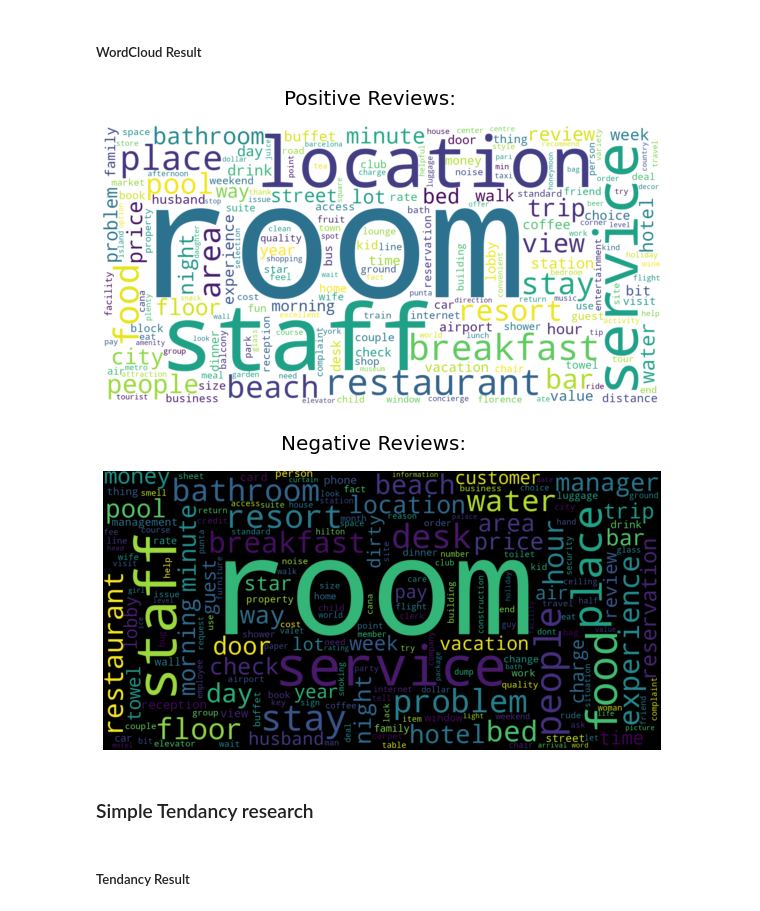
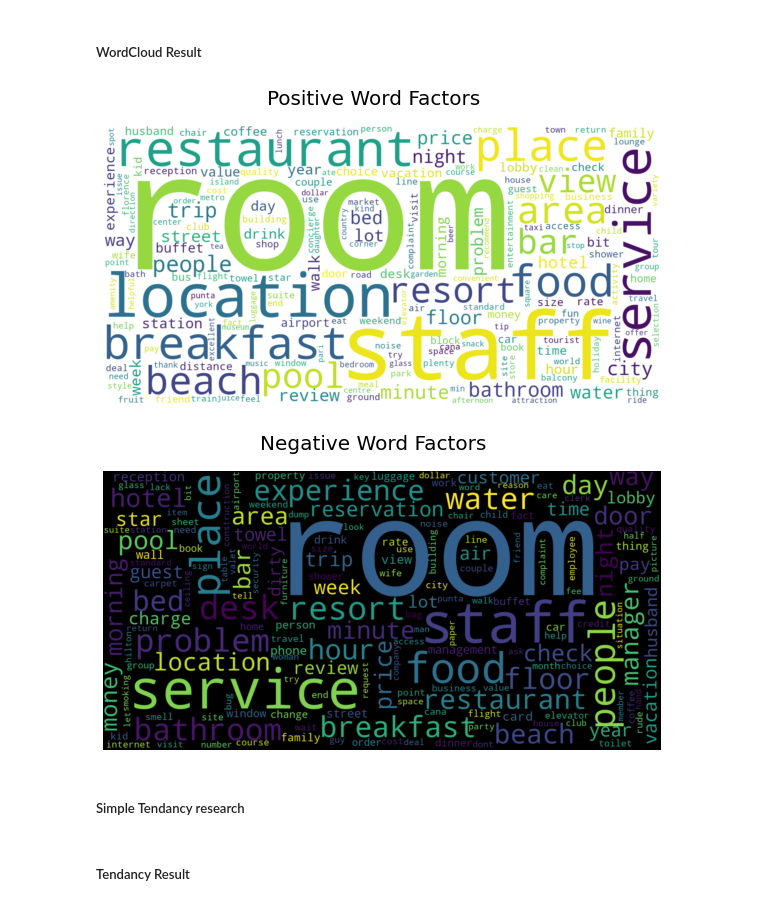
Before and after one commit to DonHK-97/LDA_BNCS411_Project, a Jupyter notebook: LDA_modeling.ipynb, the cells around one changed output. Cells and saved outputs as stored; diff of their text form; code cells hidden in the pictures.

```diff
--- a/LDA_modeling.ipynb
+++ b/LDA_modeling.ipynb
@@ -14,13 +16,15 @@ import pandas as pd
 import matplotlib.pyplot as plt
 import nltk
 from nltk.sentiment.vader import SentimentIntensityAnalyzer
-
-#Through Vader module, we will divide our dataset in two types : Negative and Positive
-#By sentiment analysis scores from user reivews and rating.
-#The Vader module, need to be downloaded
 nltk.download('vader_lexicon')
 
-text_reviews = pd.read_csv('/content/drive/MyDrive/Team2_LDA/tripadvisor_hotel_reviews.csv')
+"""
+Through Vader module, we will divide our dataset in two types : Negative and Positive
+With sentiment analysis scores on user review and rating, we could get fine division of sets.
+
+The Vader module, need to be downloaded
+"""
+text_reviews = pd.read_csv('/content/drive/MyDrive/Team2_LDA/Datasets/tripadvisor_hotel_reviews.csv')
 text_reviews
 # %% [output]
 [nltk_data] Downloading package vader_lexicon to /root/nltk_data...
@@ -109,0 +110,4 @@ pos_reviews
+# %%
+# Check our divided dataset
+pos_reviews, neg_reviews = pos_neg_splitter(text_reviews)
+pos_reviews
@@ -172,6 +197,6 @@ nltk.download('wordnet')
 True
 # %%
-# Make a tag with those POS signs.
+# Make a tag with those POS signs, to choose the one with the NOUN tags.
 def tagging(tags):
 
   if tags.startswith('J'):
@@ -185,7 +210,4 @@ def tagging(tags):
 
   elif tags.startswith('R'):
     return wordnet.ADV
-
-  else:
-    return wordnet.NOUN
 # %%
@@ -233,15 +257,15 @@ def Cloud_plot(review_data, color, title):
   #Pass our dataframe in list
   reviews = review_data['review'].tolist()
 
-  #call function "lemmatized_tokens", it will combine all list of words with ' ' : additional space } for distinguisher
+  # Call function "lemmatized_tokens", it will combine all list of words with ' ' : additional space } for distinguisher
+  lemmatized_text = lemmatizing(' '.join(reviews)) # list : lemmatized and be words in each component of list, including ' '/ exp) never mind I'll find some place better -> mind place
+  stringof_word = ' '.join(lemmatized_text) # string : combination of words.
 
-  lemmatized_text = lemmatizing(' '.join(reviews))
-  stringof_word = ' '.join(lemmatized_text)
-
-
+  # Function wordcloud will produce an image of words, according to the frequency of words ammong sentences.
   wordcloud = WordCloud(collocations = False, background_color = color,
-                        width=1600, height=800, margin=2,
-                        min_font_size=20, relative_scaling = 0.75).generate(stringof_word)
+                        width=1600, height=800,
+                        margin=2, min_font_size=20,
+                        relative_scaling = 0.75).generate(stringof_word)
 
   plt.figure(figsize = (10, 7.5))
   plt.imshow(wordcloud, interpolation = 'bilinear')
@@ -249,18 +273,19 @@ def Cloud_plot(review_data, color, title):
   plt.figtext(.5,.8,title,fontsize = 20, ha= 'center')
   plt.show()
 
+  # We need the all combined strings for further research, and lemmatized_text for LDA topic. (It will get more cleansed when we used lemmatized words.)
   return stringof_word, lemmatized_text
 # %% [markdown]
 ##### WordCloud Result
 # %%
 # Wordcoulds for Positive Reviews
-pos_words, pos_lem = Cloud_plot(pos_reviews, 'white','Positive Reviews: ')
+pos_words, pos_lem = Cloud_plot(pos_reviews, 'white', 'Positive Word Factors')
 
 # WordCoulds for Negative Reviews
-neg_words, neg_lem = Cloud_plot(neg_reviews, 'black', 'Negative Reviews:')
+neg_words, neg_lem = Cloud_plot(neg_reviews, 'black', 'Negative Word Factors')
 # %% [output]
-[figure, old version]
+[figure, new version]
-[figure, old version]
+[figure, new version]
 # %% [markdown]
-### Simple Tendancy research
+##### Simple Tendancy research
 # %%
```
Also changed, not shown: parts of 37 cells of this notebook, 13 other files.
